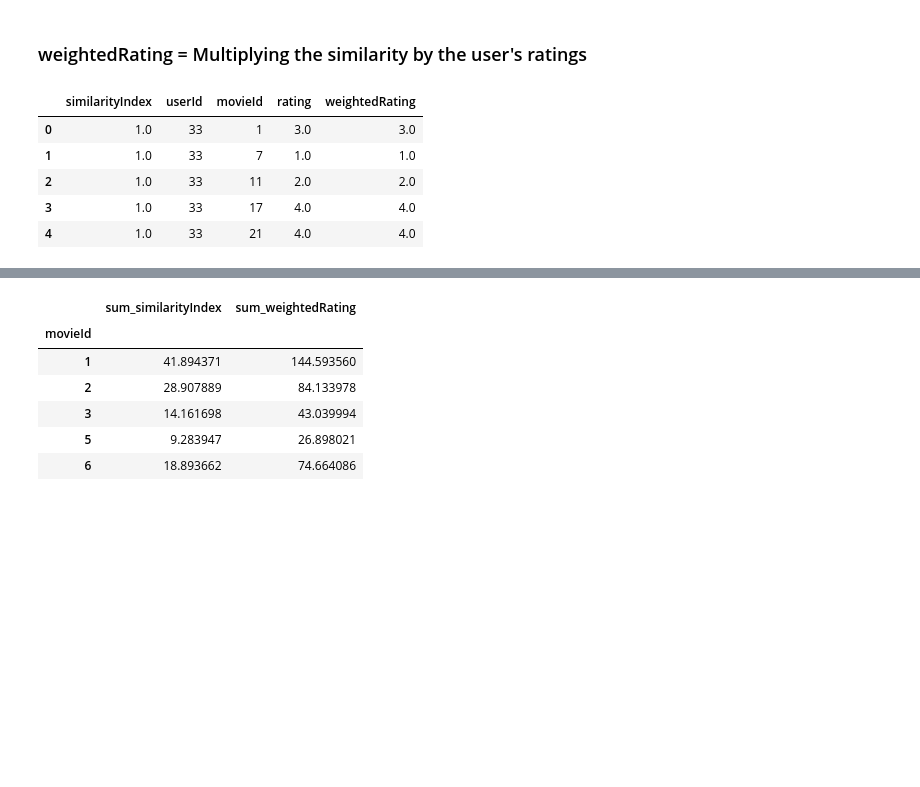
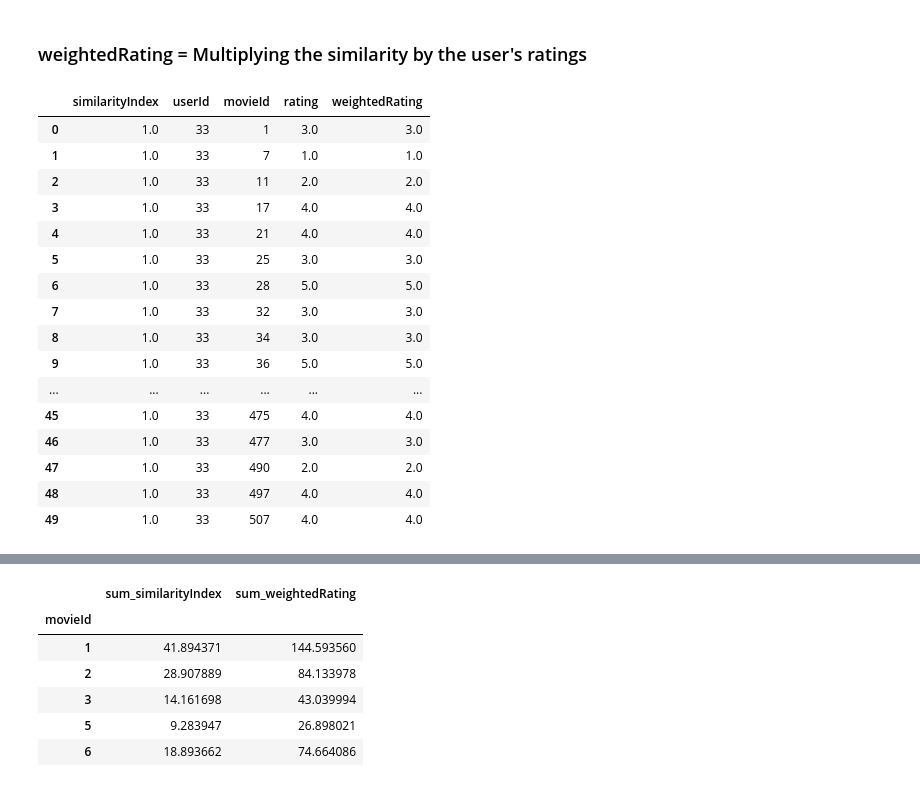
Before and after one commit to mehdisahraeei/ml-project, a Jupyter notebook: 02-projects/Recommender/Collaborative-Filtering-Movies.ipynb, the cells around one changed output, grey strips where cells are left out. Saved outputs shown, nothing was run; the diff lists cells and outputs as text; code cells hidden in the pictures; blank space fills up the shorter version.

```diff
--- a/02-projects/Recommender/Collaborative-Filtering-Movies.ipynb
+++ b/02-projects/Recommender/Collaborative-Filtering-Movies.ipynb
@@ -303,11 +303,22 @@ topUsersRating.head()
 ### weightedRating =  Multiplying the similarity by the user's ratings
 # %%
 topUsersRating['weightedRating'] = topUsersRating['similarityIndex']*topUsersRating['rating']
-topUsersRating.head()
+topUsersRating.head(50)
 # %% [output]
 |  | similarityIndex | userId | movieId | rating | weightedRating |
 | 0 | 1.0 | 33 | 1 | 3.0 | 3.0 |
 | 1 | 1.0 | 33 | 7 | 1.0 | 1.0 |
 | 2 | 1.0 | 33 | 11 | 2.0 | 2.0 |
 | 3 | 1.0 | 33 | 17 | 4.0 | 4.0 |
 | 4 | 1.0 | 33 | 21 | 4.0 | 4.0 |
+| 5 | 1.0 | 33 | 25 | 3.0 | 3.0 |
+| 6 | 1.0 | 33 | 28 | 5.0 | 5.0 |
+| 7 | 1.0 | 33 | 32 | 3.0 | 3.0 |
+| 8 | 1.0 | 33 | 34 | 3.0 | 3.0 |
+| 9 | 1.0 | 33 | 36 | 5.0 | 5.0 |
+| ... | ... | ... | ... | ... | ... |
+| 45 | 1.0 | 33 | 475 | 4.0 | 4.0 |
+| 46 | 1.0 | 33 | 477 | 3.0 | 3.0 |
+| 47 | 1.0 | 33 | 490 | 2.0 | 2.0 |
+| 48 | 1.0 | 33 | 497 | 4.0 | 4.0 |
+| 49 | 1.0 | 33 | 507 | 4.0 | 4.0 |
```
Also changed, not shown: parts of 12 cells of this notebook.
